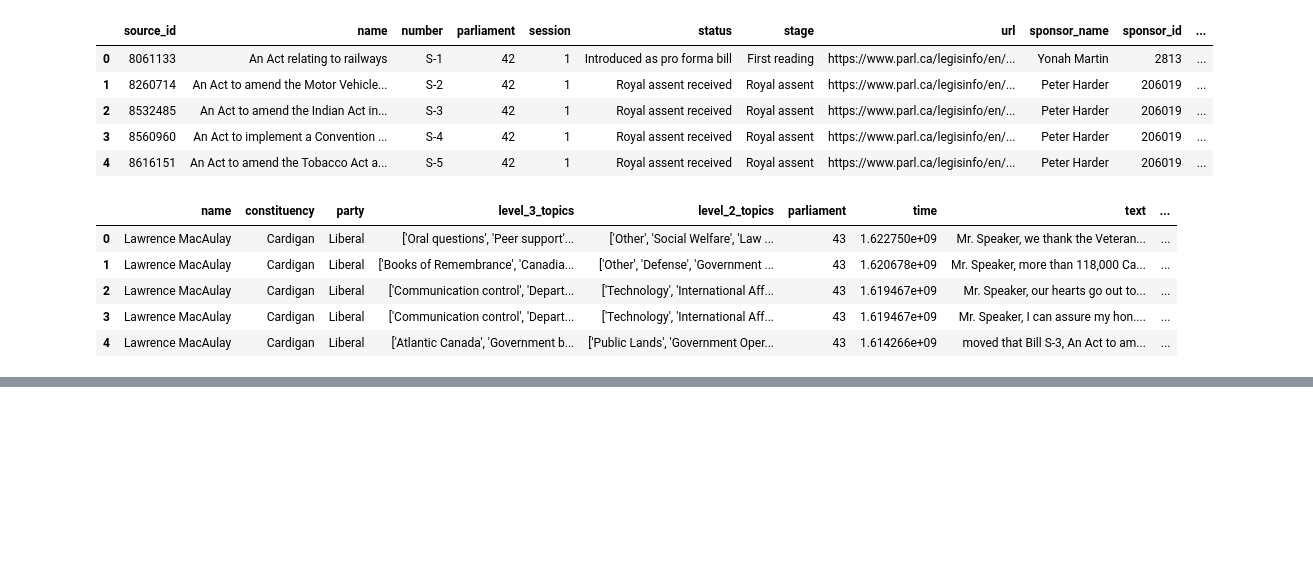
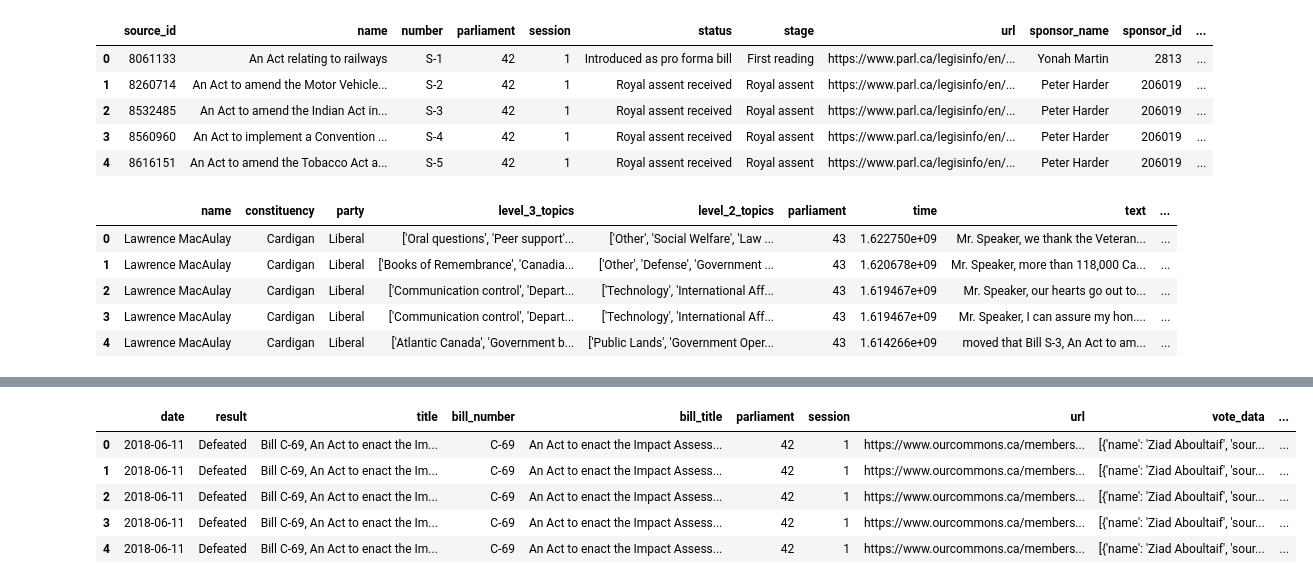
Before and after one commit to sadeghianmr/ParliamentLens, a Jupyter notebook: notebooks/01_data_audit.ipynb, the cells around one changed output, grey strips where cells are left out. Cells and saved outputs as stored; diff of their text form; code cells hidden in the pictures; blank space fills up the shorter version.

```diff
--- a/notebooks/01_data_audit.ipynb
+++ b/notebooks/01_data_audit.ipynb
@@ -477,0 +489,9 @@ voting_clean.head(5)
+# %%
+mp_votes_df.head(5)
+# %% [output]
+|  | date | result | title | bill_number | bill_title | parliament | session | url | vote_data | ... |
+| 0 | 2018-06-11 | Defeated | Bill C-69, An Act to enact the Im... | C-69 | An Act to enact the Impact Assess... | 42 | 1 | https://www.ourcommons.ca/members... | [{'name': 'Ziad Aboultaif', 'sour... | ... |
+| 1 | 2018-06-11 | Defeated | Bill C-69, An Act to enact the Im... | C-69 | An Act to enact the Impact Assess... | 42 | 1 | https://www.ourcommons.ca/members... | [{'name': 'Ziad Aboultaif', 'sour... | ... |
+| 2 | 2018-06-11 | Defeated | Bill C-69, An Act to enact the Im... | C-69 | An Act to enact the Impact Assess... | 42 | 1 | https://www.ourcommons.ca/members... | [{'name': 'Ziad Aboultaif', 'sour... | ... |
+| 3 | 2018-06-11 | Defeated | Bill C-69, An Act to enact the Im... | C-69 | An Act to enact the Impact Assess... | 42 | 1 | https://www.ourcommons.ca/members... | [{'name': 'Ziad Aboultaif', 'sour... | ... |
+| 4 | 2018-06-11 | Defeated | Bill C-69, An Act to enact the Im... | C-69 | An Act to enact the Impact Assess... | 42 | 1 | https://www.ourcommons.ca/members... | [{'name': 'Ziad Aboultaif', 'sour... | ... |
```
Also changed, not shown: parts of 6 cells of this notebook, 2 other files.
